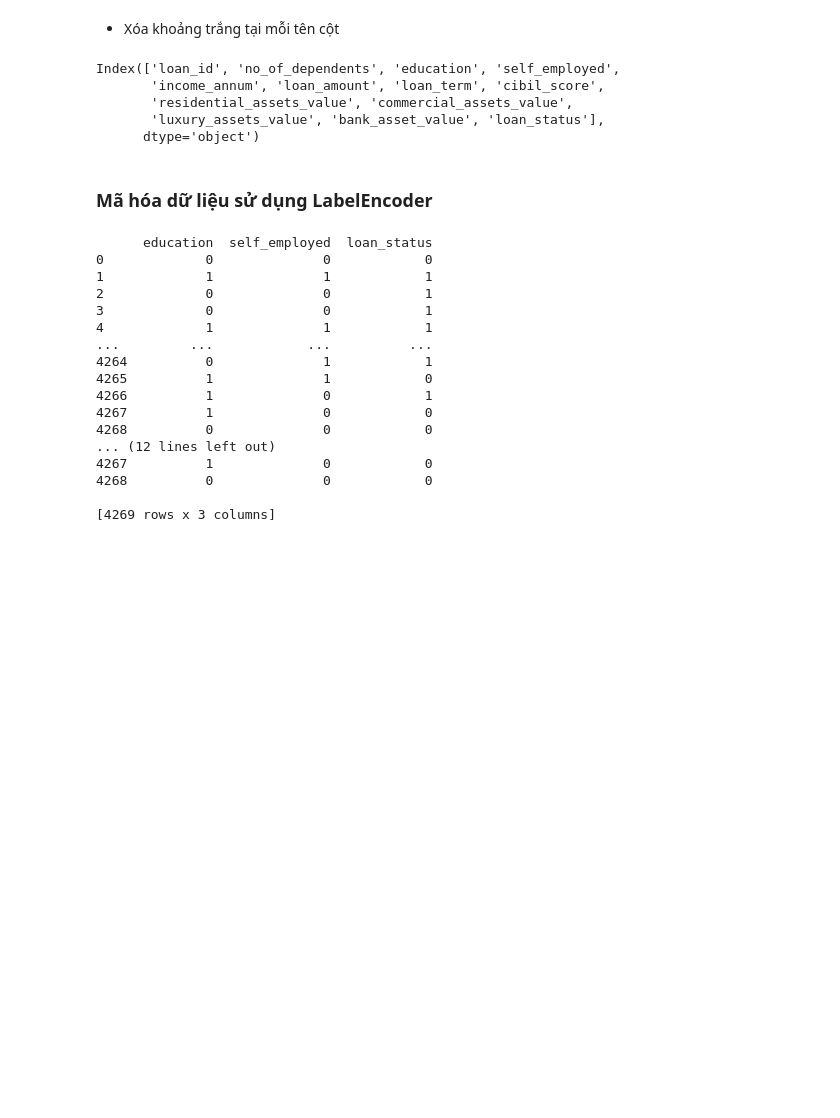
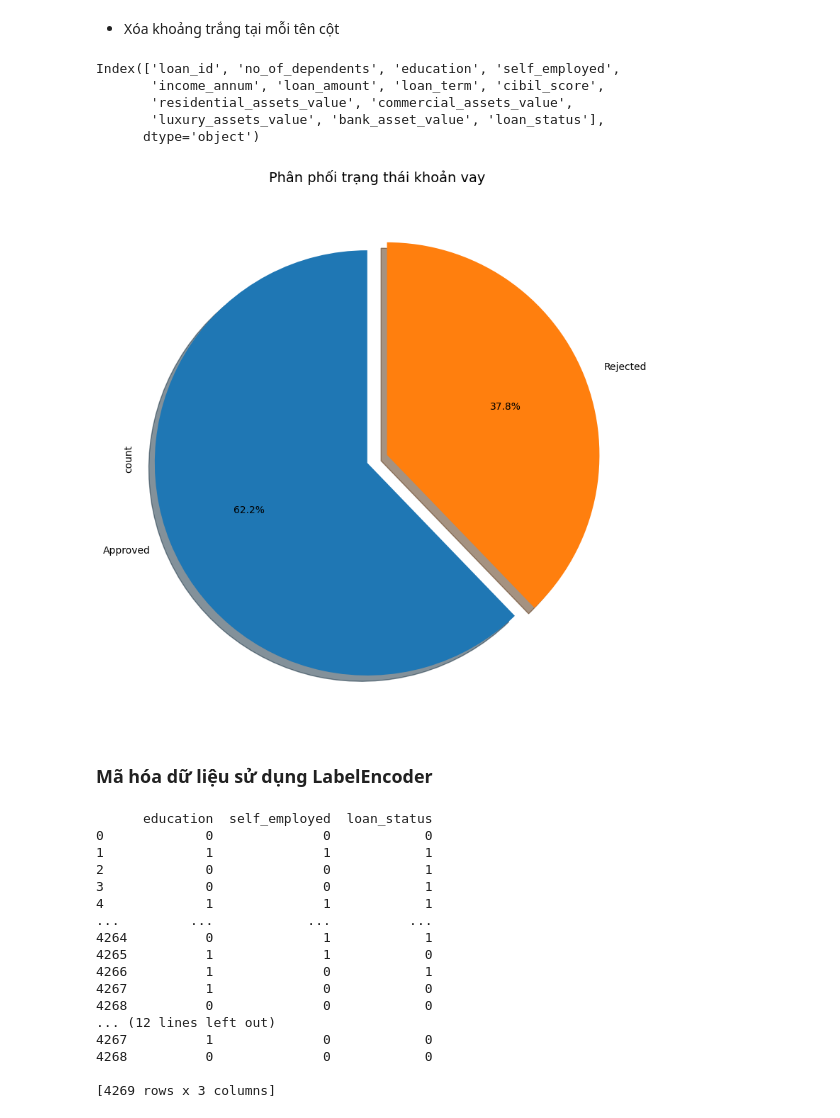
Before and after one commit to Thanhan-286/Loan_approved_prediction, a Jupyter notebook: notebook/eda-lr-dt-rf-svm-knn-xgboost-accuracy-98.ipynb, the cells around one changed output. Saved outputs shown, nothing was run; the diff lists cells and outputs as text; code cells hidden in the pictures; blank space fills up the shorter version.

```diff
--- a/notebook/eda-lr-dt-rf-svm-knn-xgboost-accuracy-98.ipynb
+++ b/notebook/eda-lr-dt-rf-svm-knn-xgboost-accuracy-98.ipynb
@@ -30,4 +31,6 @@ from sklearn.metrics import precision_score, recall_score, f1_score, accuracy_sc
 # %%
 df=pd.read_csv('../data/loan_approval_dataset.csv')
-df
+df.rename(columns=lambda x : x.strip(),inplace=True)
+loan_counts = df.loan_status.value_counts()
+loan_counts
 # %% [output]
@@ -106,6 +100,34 @@ Index(['loan_id', 'no_of_dependents', 'education', 'self_employed',
        'residential_assets_value', 'commercial_assets_value',
        'luxury_assets_value', 'bank_asset_value', 'loan_status'],
       dtype='object')
+# %%
+import matplotlib.pyplot as plt
+
+# Đếm số lượng các giá trị trong cột loan_status
+status_counts = df['loan_status'].value_counts()
+
+# Tạo biểu đồ pie
+fig1, ax1 = plt.subplots(figsize=(8, 8))  # Thêm kích thước figure
+
+status_counts.plot.pie(
+    autopct='%1.1f%%',  # Định dạng hiển thị phần trăm (1 số thập phân)
+    startangle=90,      # Góc bắt đầu
+    ax=ax1,            # Axes để vẽ
+    shadow=True,       # Thêm bóng (tuỳ chọn)
+    explode=[0.1 if i == status_counts.idxmax() else 0 for i in status_counts.index]  # Nhấn mạnh phần lớn nhất
+)
+
+# Thêm tiêu đề
+ax1.set_title('Phân phối trạng thái khoản vay', fontsize=14, pad=20)
+
+# Đảm bảo biểu đồ tròn hoàn hảo
+ax1.axis('equal')
+
+# Hiển thị biểu đồ
+plt.tight_layout()
+plt.show()
+# %% [output]
+[figure, added]
 # %% [markdown]
 ### Mã hóa dữ liệu sử dụng LabelEncoder
 # %%
```
Also changed, not shown: parts of 2 cells of this notebook, 5 other files.
